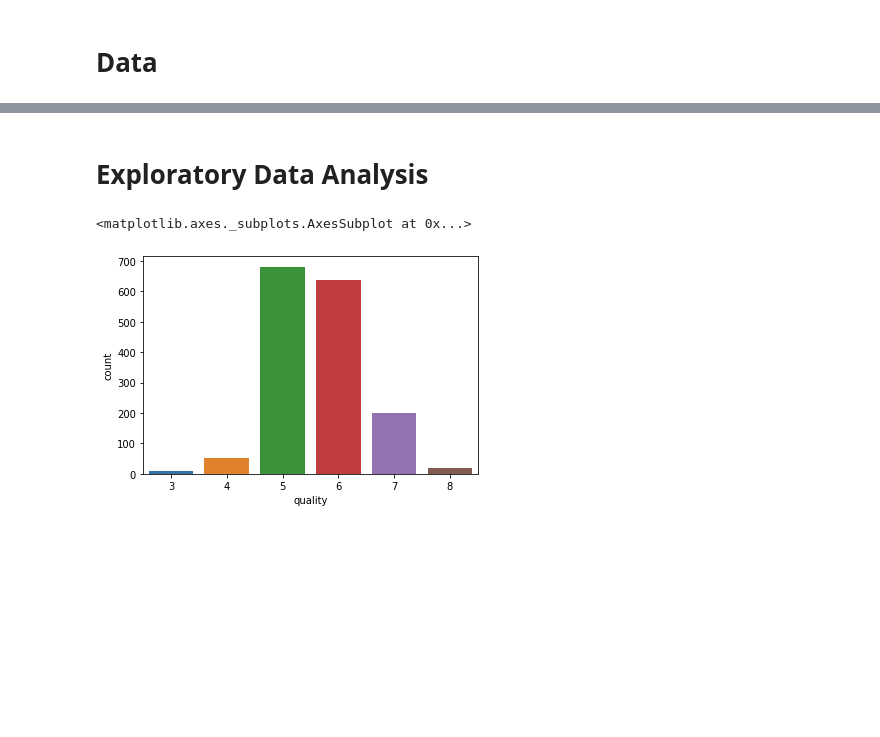
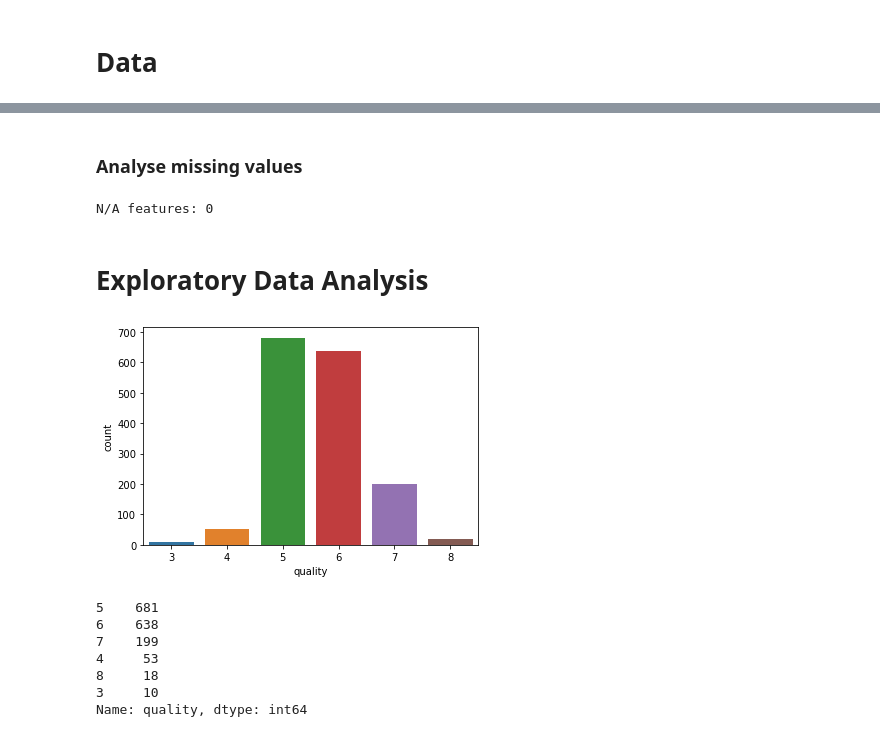
Before and after one commit to fmehmetun/GlobalAIHubMachineLearningCourse, a Jupyter notebook: Final Project/Final Project.ipynb, the cells around one changed output, grey strips where cells are left out. Saved outputs shown, nothing was run; the diff lists cells and outputs as text; code cells hidden in the pictures; blank space fills up the shorter version.

```diff
--- a/Final Project/Final Project.ipynb
+++ b/Final Project/Final Project.ipynb
@@ -43,0 +32,4 @@ import matplotlib.pyplot as plt
+# %%
+# Read csv
+df = pd.read_csv("winequality.csv")
+print(df.shape)
@@ -47,7 +82,22 @@ import matplotlib.pyplot as plt
+# %% [markdown]
+### Analyse missing values
+# %%
+# Missing values
+print("N/A features:", df.isna().sum().sum())
+# %% [output]
+N/A features: 0
 # %% [markdown]
 # Exploratory Data Analysis
 # %%
 # Our label Distribution (countplot)
+sns.countplot(x="quality", data=df); plt.show()
+print(df["quality"].value_counts())
 # %% [output]
+[figure]
-<matplotlib.axes._subplots.AxesSubplot at 0x...>
+5    681
+6    638
+7    199
+4     53
+8     18
+3     10
+Name: quality, dtype: int64
-[figure]
```
Also changed, not shown: parts of 43 cells of this notebook.
